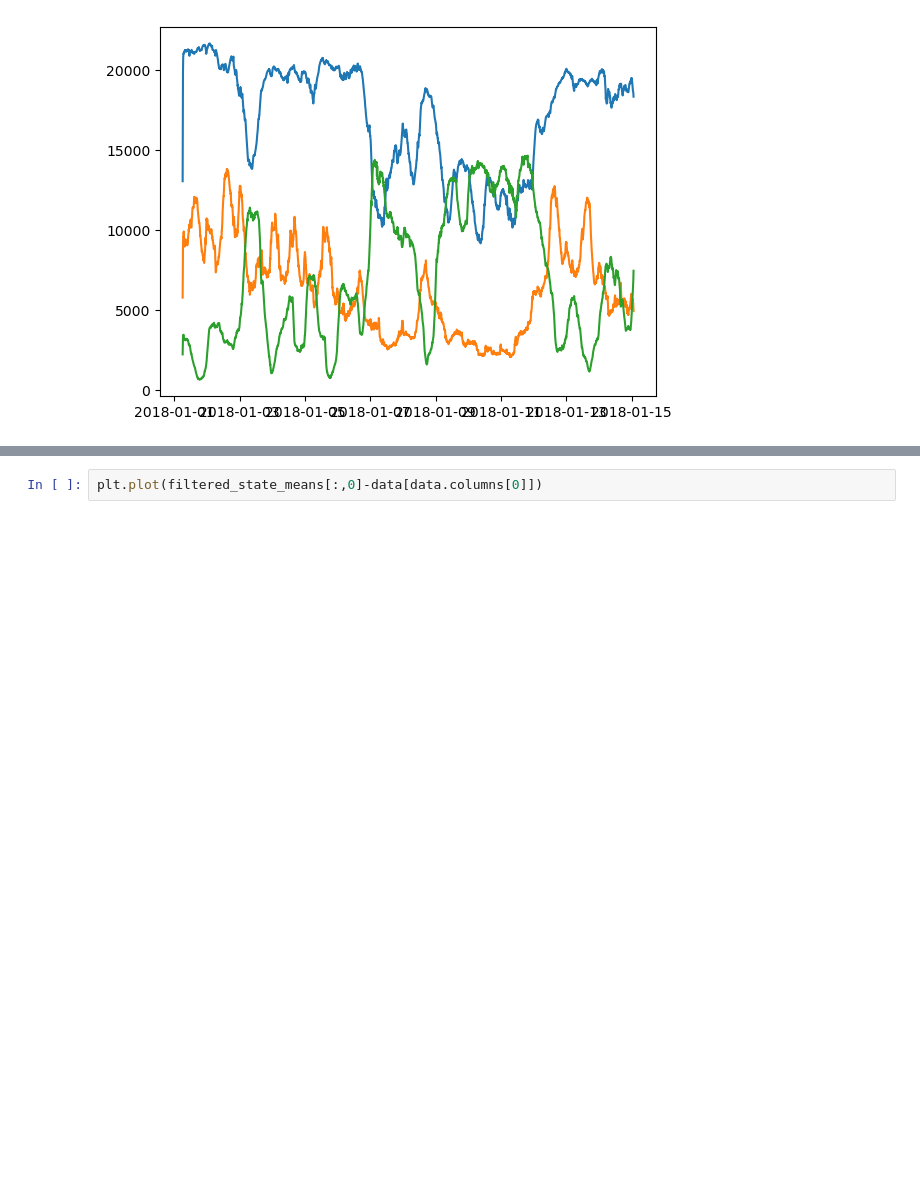
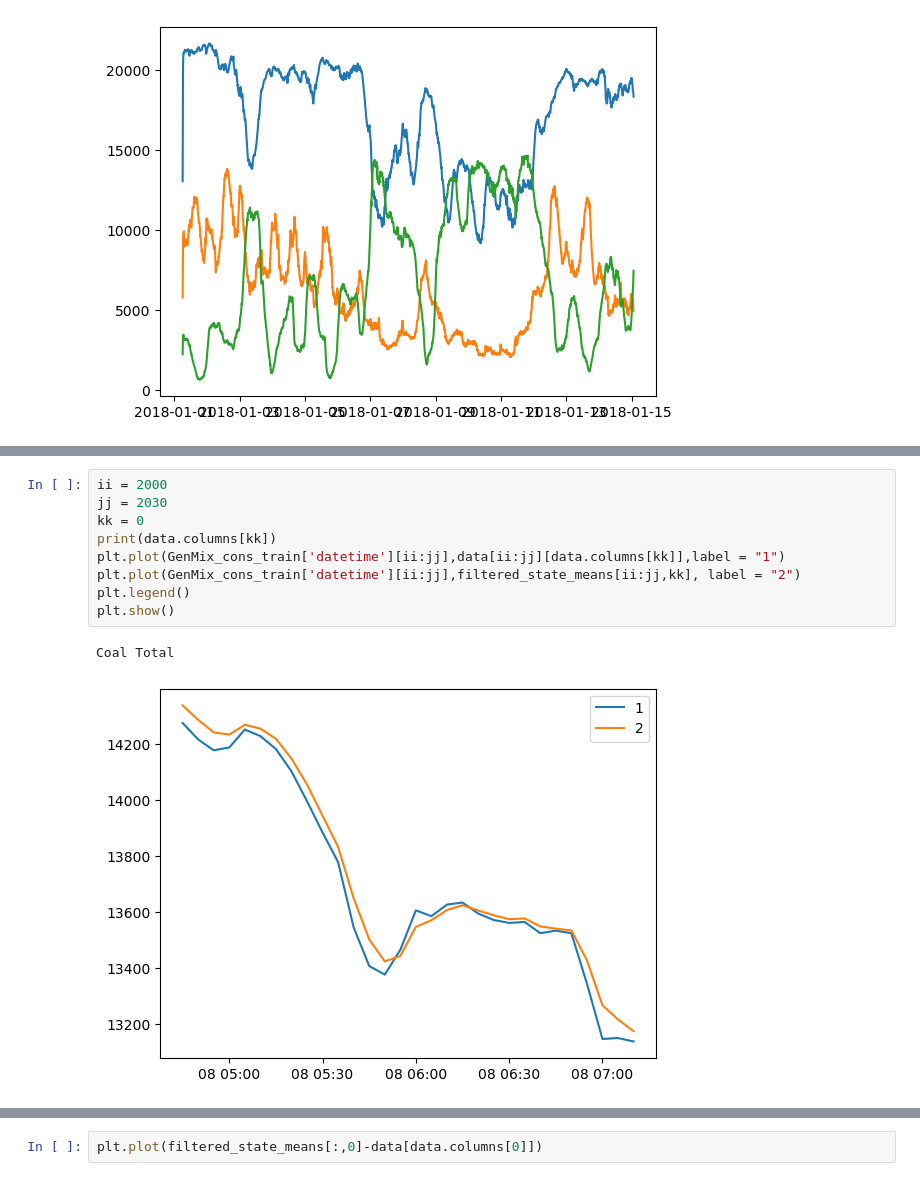
Before and after one commit to QingweiMeng1234/Project-1018, a Jupyter notebook: GenMixAnalysis/CC_GenFuelMix_Kalman.ipynb, the cells around one changed output, grey strips where cells are left out. Cells and saved outputs as stored; diff of their text form; blank space fills up the shorter version.

```diff
--- a/GenMixAnalysis/CC_GenFuelMix_Kalman.ipynb
+++ b/GenMixAnalysis/CC_GenFuelMix_Kalman.ipynb
@@ -408,0 +505,12 @@ plt.plot(GenMix_cons_train['datetime'],filtered_state_means)
+# %%
+ii = 2000
+jj = 2030
+kk = 0
+print(data.columns[kk])
+plt.plot(GenMix_cons_train['datetime'][ii:jj],data[ii:jj][data.columns[kk]],label = "1")
+plt.plot(GenMix_cons_train['datetime'][ii:jj],filtered_state_means[ii:jj,kk], label = "2")
+plt.legend()
+plt.show()
+# %% [output]
+Coal Total
+[figure, added]
```
Also changed, not shown: parts of 56 cells of this notebook, 2 other files.
